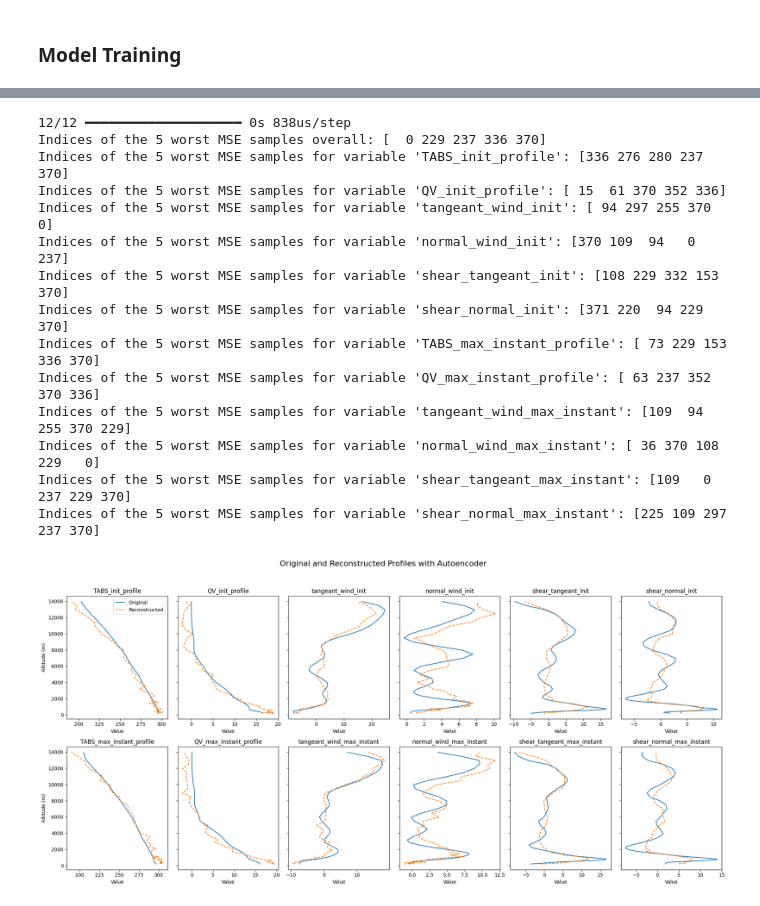
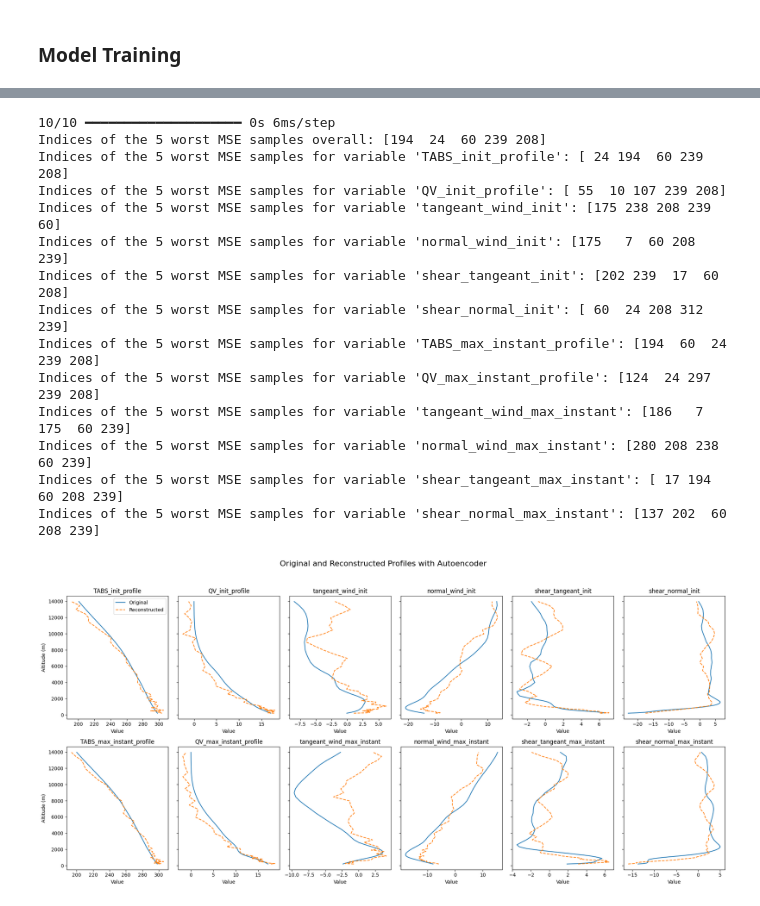
Before and after one commit to 19carenso/shear, a Jupyter notebook: notebooks/ml/auto_encoder_v3.ipynb, the cells around one changed output, grey strips where cells are left out. Drawn from its saved outputs; the diff is of its cells as text; code cells hidden in the pictures.

```diff
--- a/notebooks/ml/auto_encoder_v3.ipynb
+++ b/notebooks/ml/auto_encoder_v3.ipynb
@@ -33,13 +33,18 @@ filename_save = f"profile_dataset_storms_dmin{duration_min}_smin{surfmaxkm2_min}
 storms_path = os.path.join(st.settings["DIR_DATA_OUT"], cs.name, filename_save)
 ds = xr.open_dataset(storms_path)
 
-# #####################
-# ###-- Filter for oceanic DCS
-# #####################
-# def is_both_ocean(lat1, lon1, lat2, lon2):
-#     return not globe.is_land(lat1, lon1) and not globe.is_land(lat2, lon2)
+# filename_save = f"rcond_sigma_storms_dmin{duration_min}_smin{surfmaxkm2_min}_lat{region_latmin}_{region_latmax}_lon{region_lonmin}_{region_lonmax}.nc"
+# storms_path = os.path.join(st.settings["DIR_DATA_OUT"], cs.name, filename_save)
+# storms = xr.open_dataset(storms_path)
+# storms_aligned = storms.reindex(DCS_number=ds['DCS_number'], method=None)  # No interpolation
 
-# mask = xr.apply_ufunc(is_both_ocean,ds["lat_init"],ds["lon_init"],ds["lat_max_instant"],ds["lon_max_instant"], vectorize=True)
-# ds = ds.where(mask, drop=True)
+# all_storms = xr.open_dataset(st.file_storms)
+# all_storms_aligned = all_storms.reindex(DCS_number=ds['DCS_number'], method=None)  # No interpolation
+# ds = xr.merge([ds, storms_aligned, all_storms_aligned])
 
-ds = ds.drop_isel(DCS_number = [250, 266, 267, 284, 285, 286, 307]) # see data_miniz_viz_notebook
+def is_both_ocean(lat1, lon1, lat2, lon2):
+    return not globe.is_land(lat1, lon1) and not globe.is_land(lat2, lon2)
+
+mask = xr.apply_ufunc(is_both_ocean,ds["lat_init"],ds["lon_init"],ds["lat_max_instant"],ds["lon_max_instant"], vectorize=True)
+ds = ds.where(mask, drop=True)
+ds = ds.drop_isel(DCS_number = [250, 266, 267, 284, 285, 286, 307]) # see data_miniz_viz.ipynb, auto_encoder_v3
@@ -68,3 +51,11 @@ Data variables: (12/26)
+# %%
+filename_save = f"rcond_sigma_storms_dmin{duration_min}_smin{surfmaxkm2_min}_lat{region_latmin}_{region_latmax}_lon{region_lonmin}_{region_lonmax}.nc"
+storms_path = os.path.join(st.settings["DIR_DATA_OUT"], cs.name, filename_save)
+ds_rcond = xr.open_dataset(storms_path)
+ds_rcond = ds_rcond.reindex(DCS_number=ds['DCS_number'], method=None) ## this is actually filtering
+
+weaks_iDCS = ds_rcond.DCS_number[np.isnan(ds_rcond["INT_rcond_30mmh"].values)]
+ds = ds.drop_sel(DCS_number = weaks_iDCS)
 # %%
 # temp_init = ds["TABS_init_profile"]
 # temp_max = ds["TABS_max_instant_profile"]
@@ -302,7 +303,7 @@ Model: "ae_LSTM_v0_latent_64"
 # %% [markdown]
 ## Fully Connected
 # %%
-latent_space_size = 36
+latent_space_size = 32
 model_name = 'ae_fully_connected_v3'+f"_latent_{latent_space_size}"
 
 # Input layer
@@ -584,22 +584,22 @@ for var in variables:
         # plot_sample(idx, X_unscaled, reconstructed_unscaled, variables, z_levels, ds_index=idx, model_name="Autoencoder")
         continue
 # %% [output]
-12/12 ━━━━━━━━━━━━━━━━━━━━ 0s 838us/step
-Indices of the 5 worst MSE samples overall: [  0 229 237 336 370]
-Indices of the 5 worst MSE samples for variable 'TABS_init_profile': [336 276 280 237 370]
-Indices of the 5 worst MSE samples for variable 'QV_init_profile': [ 15  61 370 352 336]
-Indices of the 5 worst MSE samples for variable 'tangeant_wind_init': [ 94 297 255 370   0]
-Indices of the 5 worst MSE samples for variable 'normal_wind_init': [370 109  94   0 237]
-Indices of the 5 worst MSE samples for variable 'shear_tangeant_init': [108 229 332 153 370]
-Indices of the 5 worst MSE samples for variable 'shear_normal_init': [371 220  94 229 370]
-Indices of the 5 worst MSE samples for variable 'TABS_max_instant_profile': [ 73 229 153 336 370]
-Indices of the 5 worst MSE samples for variable 'QV_max_instant_profile': [ 63 237 352 370 336]
-Indices of the 5 worst MSE samples for variable 'tangeant_wind_max_instant': [109  94 255 370 229]
-Indices of the 5 worst MSE samples for variable 'normal_wind_max_instant': [ 36 370 108 229   0]
-Indices of the 5 worst MSE samples for variable 'shear_tangeant_max_instant': [109   0 237 229 370]
-Indices of the 5 worst MSE samples for variable 'shear_normal_max_instant': [225 109 297 237 370]
+10/10 ━━━━━━━━━━━━━━━━━━━━ 0s 6ms/step
+Indices of the 5 worst MSE samples overall: [194  24  60 239 208]
+Indices of the 5 worst MSE samples for variable 'TABS_init_profile': [ 24 194  60 239 208]
+Indices of the 5 worst MSE samples for variable 'QV_init_profile': [ 55  10 107 239 208]
+Indices of the 5 worst MSE samples for variable 'tangeant_wind_init': [175 238 208 239  60]
+Indices of the 5 worst MSE samples for variable 'normal_wind_init': [175   7  60 208 239]
+Indices of the 5 worst MSE samples for variable 'shear_tangeant_init': [202 239  17  60 208]
+Indices of the 5 worst MSE samples for variable 'shear_normal_init': [ 60  24 208 312 239]
+Indices of the 5 worst MSE samples for variable 'TABS_max_instant_profile': [194  60  24 239 208]
+Indices of the 5 worst MSE samples for variable 'QV_max_instant_profile': [124  24 297 239 208]
+Indices of the 5 worst MSE samples for variable 'tangeant_wind_max_instant': [186   7 175  60 239]
+Indices of the 5 worst MSE samples for variable 'normal_wind_max_instant': [280 208 238  60 239]
+Indices of the 5 worst MSE samples for variable 'shear_tangeant_max_instant': [ 17 194  60 208 239]
+Indices of the 5 worst MSE samples for variable 'shear_normal_max_instant': [137 202  60 208 239]
 # %%
-idx = 370
+idx = 239
 plot_sample(idx, X_unscaled, reconstructed_unscaled, variables, z_levels, ds_index=idx, model_name="Autoencoder")
 # %% [output]
-[figure, old version]
+[figure, new version]
```
Also changed, not shown: parts of 12 cells of this notebook, 13 other files.
